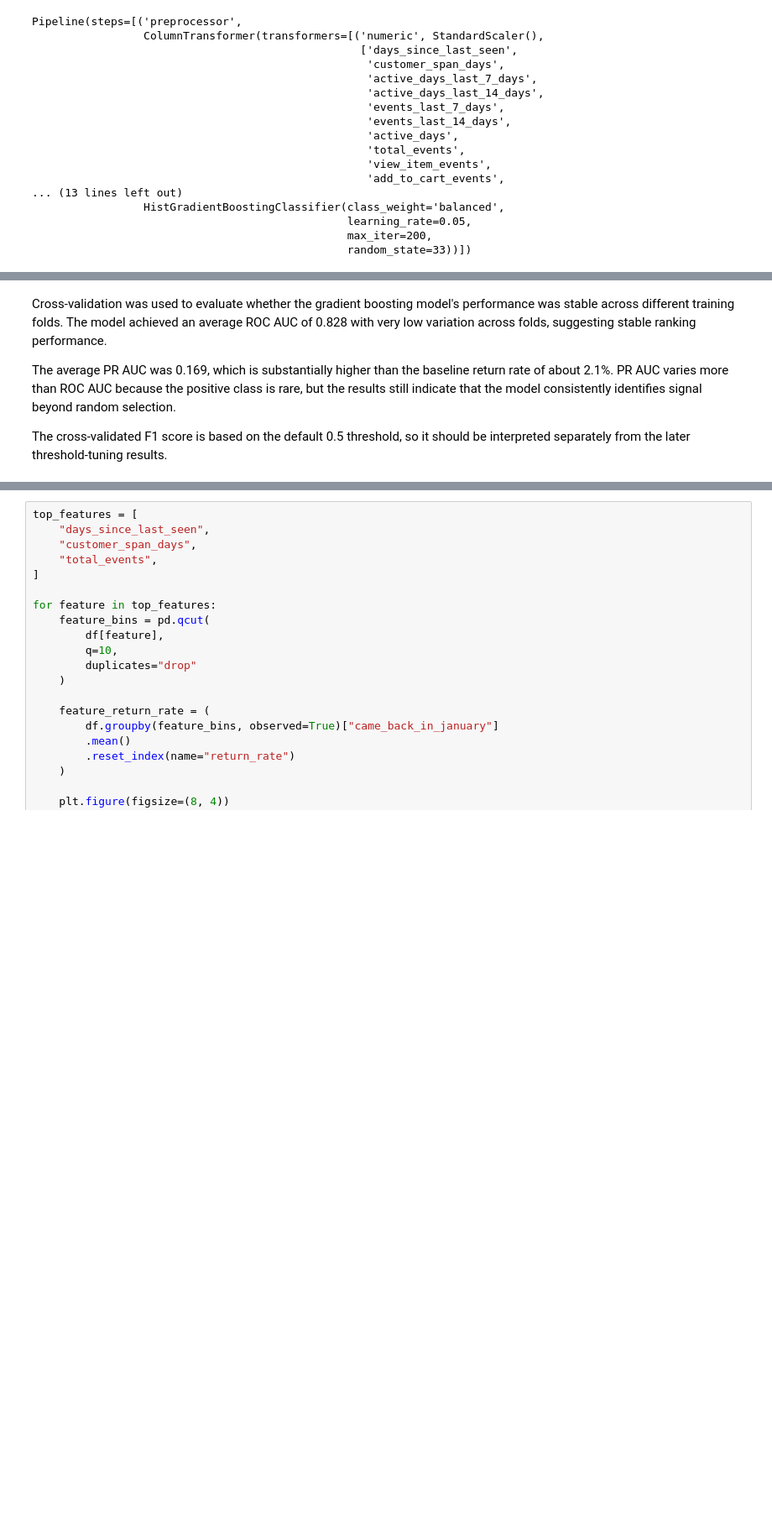
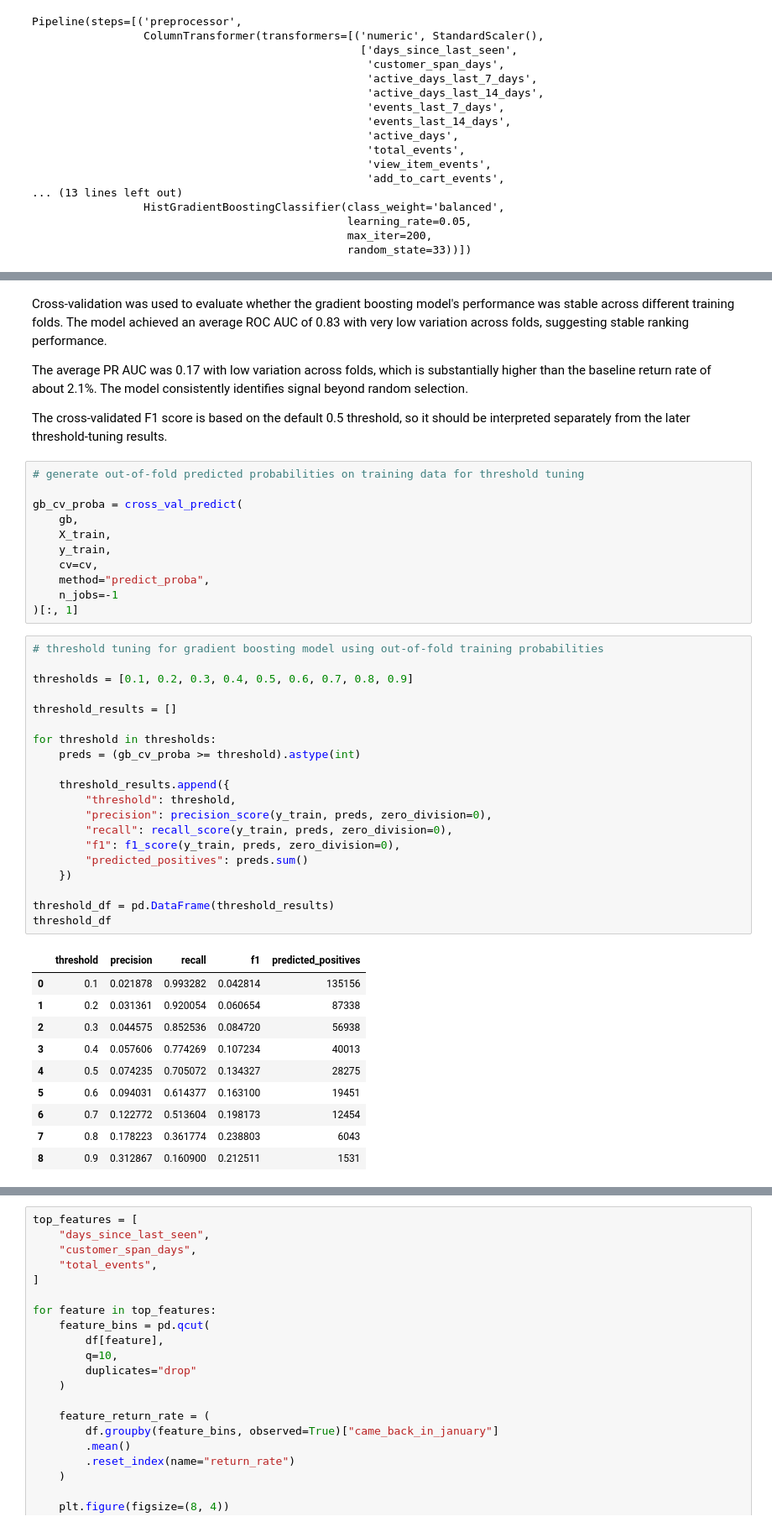
Before and after one commit to ngfackler/GA4-Ecommerce-Funnel-Analytics-ML, a Jupyter notebook: notebook/returning_customer_model.ipynb, the cells around one changed output, grey strips where cells are left out. Shown at 84% size. Cells and saved outputs as stored; diff of their text form; blank space fills up the shorter version.

```diff
--- a/notebook/returning_customer_model.ipynb
+++ b/notebook/returning_customer_model.ipynb
@@ -487,6 +452,48 @@ pd.DataFrame(cv_results).agg(["mean", "std"]).T
 # %% [markdown]
-Cross-validation was used to evaluate whether the gradient boosting model's performance was stable across different training folds. The model achieved an average ROC AUC of 0.828 with very low variation across folds, suggesting stable ranking performance.
+Cross-validation was used to evaluate whether the gradient boosting model's performance was stable across different training folds. The model achieved an average ROC AUC of 0.83 with very low variation across folds, suggesting stable ranking performance.
 
-The average PR AUC was 0.169, which is substantially higher than the baseline return rate of about 2.1%. PR AUC varies more than ROC AUC because the positive class is rare, but the results still indicate that the model consistently identifies signal beyond random selection.
+The average PR AUC was 0.17 with low variation across folds, which is substantially higher than the baseline return rate of about 2.1%. The model consistently identifies signal beyond random selection.
 
 The cross-validated F1 score is based on the default 0.5 threshold, so it should be interpreted separately from the later threshold-tuning results.
+# %%
+# generate out-of-fold predicted probabilities on training data for threshold tuning
+
+gb_cv_proba = cross_val_predict(
+    gb,
+    X_train,
+    y_train,
+    cv=cv,
+    method="predict_proba",
+    n_jobs=-1
+)[:, 1]
+# %%
+# threshold tuning for gradient boosting model using out-of-fold training probabilities
+
+thresholds = [0.1, 0.2, 0.3, 0.4, 0.5, 0.6, 0.7, 0.8, 0.9]
+
+threshold_results = []
+
+for threshold in thresholds:
+    preds = (gb_cv_proba >= threshold).astype(int)
+
+    threshold_results.append({
+        "threshold": threshold,
+        "precision": precision_score(y_train, preds, zero_division=0),
+        "recall": recall_score(y_train, preds, zero_division=0),
+        "f1": f1_score(y_train, preds, zero_division=0),
+        "predicted_positives": preds.sum()
+    })
+
+threshold_df = pd.DataFrame(threshold_results)
+threshold_df
+# %% [output]
+|  | threshold | precision | recall | f1 | predicted_positives |
+| 0 | 0.1 | 0.021878 | 0.993282 | 0.042814 | 135156 |
+| 1 | 0.2 | 0.031361 | 0.920054 | 0.060654 | 87338 |
+| 2 | 0.3 | 0.044575 | 0.852536 | 0.084720 | 56938 |
+| 3 | 0.4 | 0.057606 | 0.774269 | 0.107234 | 40013 |
+| 4 | 0.5 | 0.074235 | 0.705072 | 0.134327 | 28275 |
+| 5 | 0.6 | 0.094031 | 0.614377 | 0.163100 | 19451 |
+| 6 | 0.7 | 0.122772 | 0.513604 | 0.198173 | 12454 |
+| 7 | 0.8 | 0.178223 | 0.361774 | 0.238803 | 6043 |
+| 8 | 0.9 | 0.312867 | 0.160900 | 0.212511 | 1531 |
```
Also changed, not shown: parts of 29 cells of this notebook, 2 other files.
